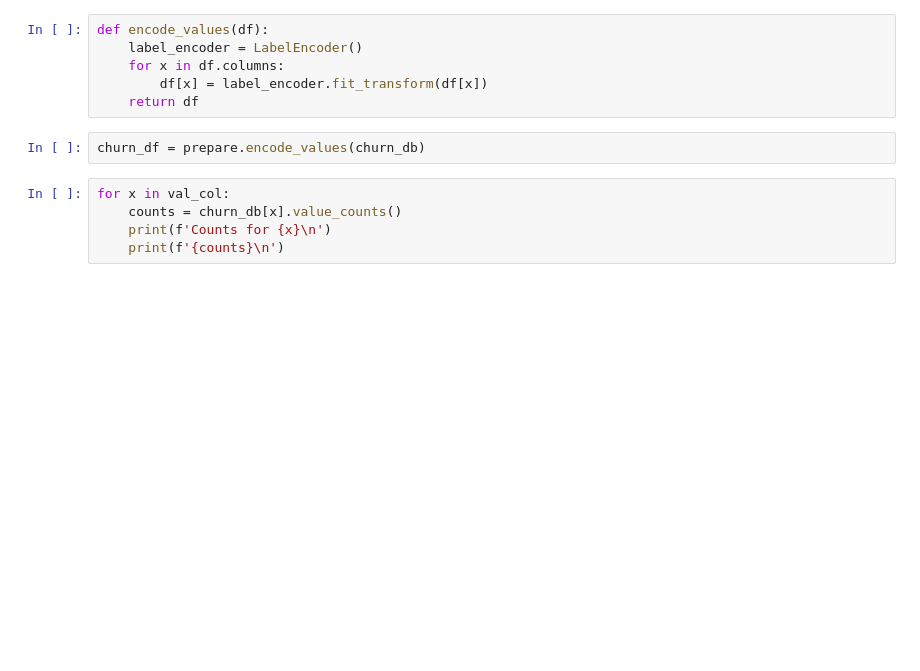
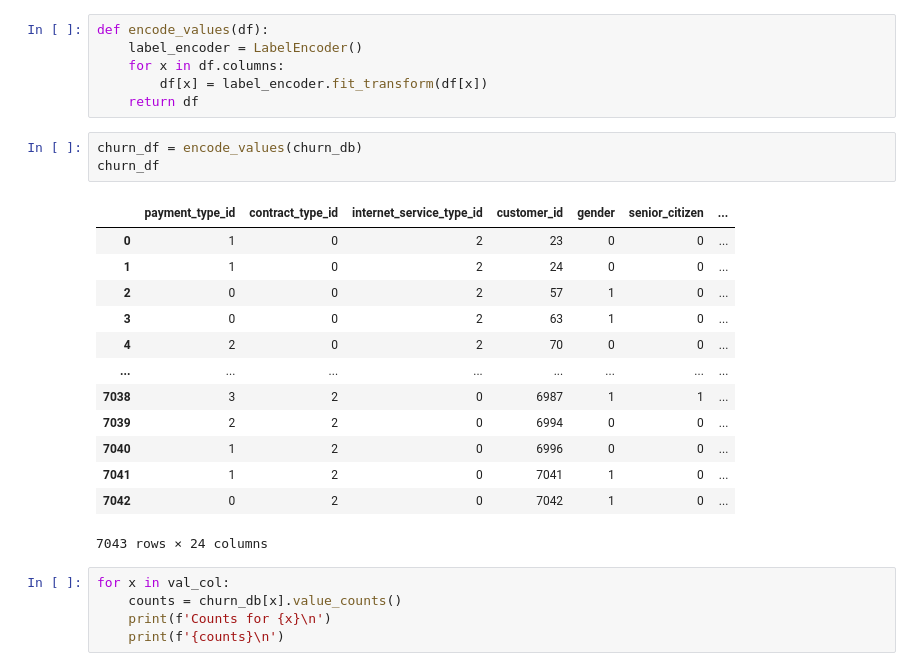
Before and after one commit to parkervoit/telco-classification-project, a Jupyter notebook: telco_workbook.ipynb, the cells around one changed output. Drawn from its saved outputs; the diff is of its cells as text; blank space fills up the shorter version.

```diff
--- a/telco_workbook.ipynb
+++ b/telco_workbook.ipynb
@@ -146,7 +178,22 @@ def encode_values(df):
         df[x] = label_encoder.fit_transform(df[x])
     return df
 # %%
-churn_df = prepare.encode_values(churn_db)
+churn_df = encode_values(churn_db)
+churn_df
+# %% [output]
+|  | payment_type_id | contract_type_id | internet_service_type_id | customer_id | gender | senior_citizen | ... |
+| 0 | 1 | 0 | 2 | 23 | 0 | 0 | ... |
+| 1 | 1 | 0 | 2 | 24 | 0 | 0 | ... |
+| 2 | 0 | 0 | 2 | 57 | 1 | 0 | ... |
+| 3 | 0 | 0 | 2 | 63 | 1 | 0 | ... |
+| 4 | 2 | 0 | 2 | 70 | 0 | 0 | ... |
+| ... | ... | ... | ... | ... | ... | ... | ... |
+| 7038 | 3 | 2 | 0 | 6987 | 1 | 1 | ... |
+| 7039 | 2 | 2 | 0 | 6994 | 0 | 0 | ... |
+| 7040 | 1 | 2 | 0 | 6996 | 0 | 0 | ... |
+| 7041 | 1 | 2 | 0 | 7041 | 1 | 0 | ... |
+| 7042 | 0 | 2 | 0 | 7042 | 1 | 0 | ... |
+7043 rows × 24 columns
 # %%
 for x in val_col:
     counts = churn_db[x].value_counts()
```
Also changed, not shown: parts of 20 cells of this notebook, 3 other files.
